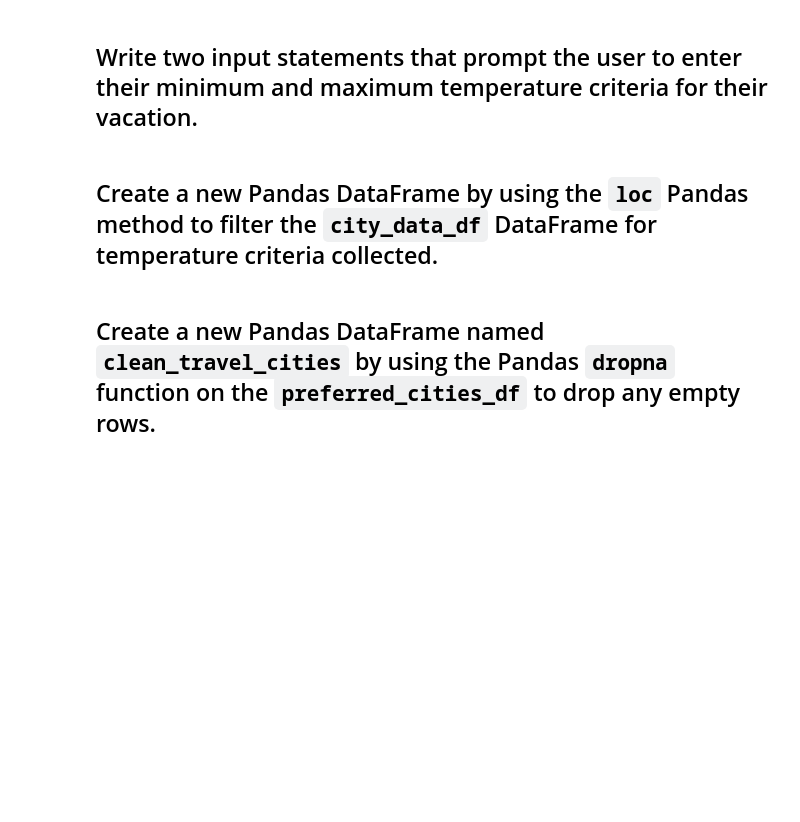
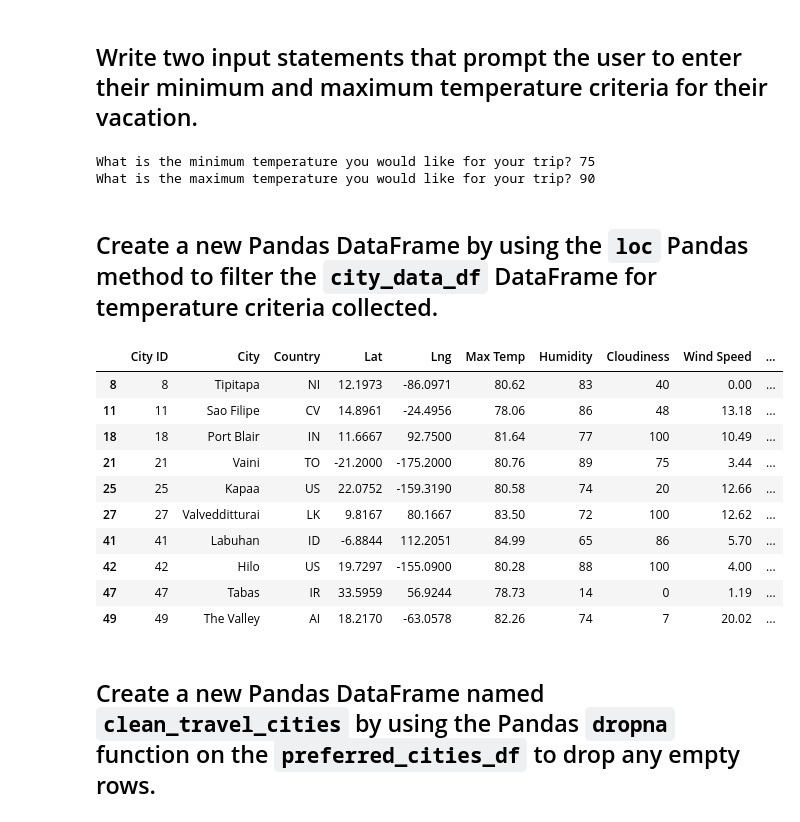
Before and after one commit to crystdang/world-weather-analysis, a Jupyter notebook: Vacation_Search/Vacation_Search.ipynb, the cells around one changed output. Drawn from its saved outputs; the diff is of its cells as text; code cells hidden in the pictures; blank space fills up the shorter version.

```diff
--- a/Vacation_Search/Vacation_Search.ipynb
+++ b/Vacation_Search/Vacation_Search.ipynb
@@ -63,7 +63,7 @@ gmaps.configure(api_key=g_key)
 file_path = "../Weather_Database/WeatherPy_database.csv"
 
 # Load the CSV file into a Pandas DataFrame
-city_data_df = # YOUR CODE HERE
+city_data_df = pd.read_csv(file_path)
 
 # Display sample data
-# YOUR CODE HERE
+city_data_df.head()
@@ -71,18 +78,34 @@ city_data_df = # YOUR CODE HERE
 ## Write two input statements that prompt the user to enter their minimum and maximum temperature criteria for their vacation.
 # %%
 # Prompt the user to enter the minimum temperature criteria
-min_temp = # YOUR CODE HERE
+min_temp = float(input("What is the minimum temperature you would like for your trip? "))
 
 # Prompt the user to enter the maximum temperature criteria
-max_temp = # YOUR CODE HERE
+max_temp = float(input("What is the maximum temperature you would like for your trip? "))
+# %% [output]
+What is the minimum temperature you would like for your trip? 75
+What is the maximum temperature you would like for your trip? 90
 # %% [markdown]
 ## Create a new Pandas DataFrame by using the `loc` Pandas method to filter the `city_data_df` DataFrame for temperature criteria  collected.
 # %%
 # Filter the city_data_df DataFrame to find the cities that fit the criteria using the loc Pandas function
-preferred_cities_df = # YOUR CODE HERE
+preferred_cities_df = city_data_df.loc[(city_data_df["Max Temp"] <= max_temp) & \
+                                       (city_data_df["Max Temp"] >= min_temp)]
 
 # Display sample data
-# YOUR CODE HERE
+preferred_cities_df.head(10)
+# %% [output]
+|  | City ID | City | Country | Lat | Lng | Max Temp | Humidity | Cloudiness | Wind Speed | ... |
+| 8 | 8 | Tipitapa | NI | 12.1973 | -86.0971 | 80.62 | 83 | 40 | 0.00 | ... |
+| 11 | 11 | Sao Filipe | CV | 14.8961 | -24.4956 | 78.06 | 86 | 48 | 13.18 | ... |
+| 18 | 18 | Port Blair | IN | 11.6667 | 92.7500 | 81.64 | 77 | 100 | 10.49 | ... |
+| 21 | 21 | Vaini | TO | -21.2000 | -175.2000 | 80.76 | 89 | 75 | 3.44 | ... |
+| 25 | 25 | Kapaa | US | 22.0752 | -159.3190 | 80.58 | 74 | 20 | 12.66 | ... |
+| 27 | 27 | Valvedditturai | LK | 9.8167 | 80.1667 | 83.50 | 72 | 100 | 12.62 | ... |
+| 41 | 41 | Labuhan | ID | -6.8844 | 112.2051 | 84.99 | 65 | 86 | 5.70 | ... |
+| 42 | 42 | Hilo | US | 19.7297 | -155.0900 | 80.28 | 88 | 100 | 4.00 | ... |
+| 47 | 47 | Tabas | IR | 33.5959 | 56.9244 | 78.73 | 14 | 0 | 1.19 | ... |
+| 49 | 49 | The Valley | AI | 18.2170 | -63.0578 | 82.26 | 74 | 7 | 20.02 | ... |
 # %% [markdown]
 ## Create a new Pandas DataFrame named `clean_travel_cities` by using the Pandas `dropna` function on the `preferred_cities_df` to drop any empty rows.
 # %%
```
Also changed, not shown: parts of 11 cells of this notebook, 4 other files.
